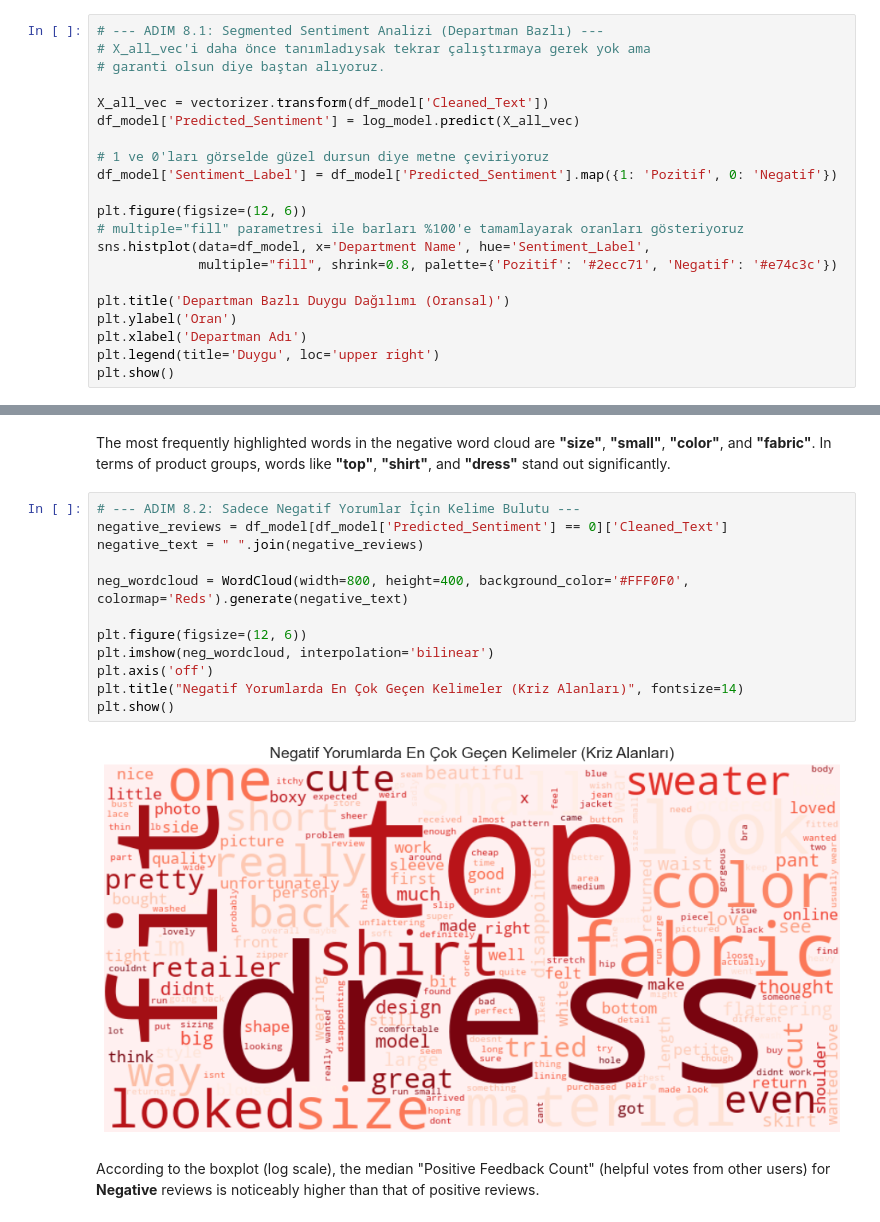
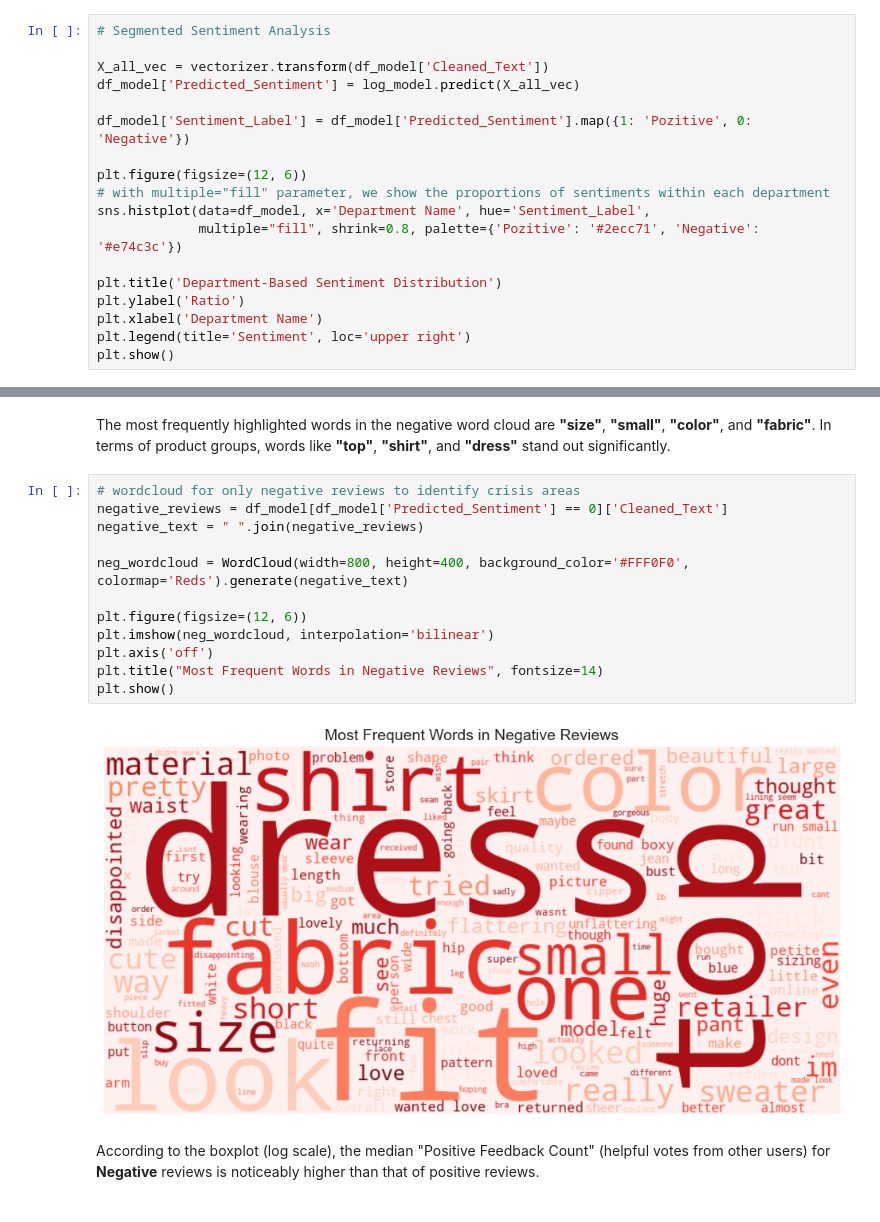
Before and after one commit to nuhmetehan/e-commerce-sentiment-analysis, a Jupyter notebook: notebook/project_main.ipynb, the cells around one changed output, grey strips where cells are left out. Cells and saved outputs as stored; diff of their text form.

```diff
--- a/notebook/project_main.ipynb
+++ b/notebook/project_main.ipynb
@@ -355,24 +347,21 @@ Extra Visualizations
 # %% [markdown]
 The **"Trend"** department has by far the highest negative review ratio (approximately 30-35%). While other departments maintain a more stable customer satisfaction rate (around the 15-20% band), there is a issue within the Trend department.
 # %%
-# --- ADIM 8.1: Segmented Sentiment Analizi (Departman Bazlı) ---
-# X_all_vec'i daha önce tanımladıysak tekrar çalıştırmaya gerek yok ama
-# garanti olsun diye baştan alıyoruz.
+# Segmented Sentiment Analysis
 
 X_all_vec = vectorizer.transform(df_model['Cleaned_Text'])
 df_model['Predicted_Sentiment'] = log_model.predict(X_all_vec)
 
-# 1 ve 0'ları görselde güzel dursun diye metne çeviriyoruz
-df_model['Sentiment_Label'] = df_model['Predicted_Sentiment'].map({1: 'Pozitif', 0: 'Negatif'})
+df_model['Sentiment_Label'] = df_model['Predicted_Sentiment'].map({1: 'Pozitive', 0: 'Negative'})
 
 plt.figure(figsize=(12, 6))
-# multiple="fill" parametresi ile barları %100'e tamamlayarak oranları gösteriyoruz
+# with multiple="fill" parameter, we show the proportions of sentiments within each department
 sns.histplot(data=df_model, x='Department Name', hue='Sentiment_Label',
-             multiple="fill", shrink=0.8, palette={'Pozitif': '#2ecc71', 'Negatif': '#e74c3c'})
+             multiple="fill", shrink=0.8, palette={'Pozitive': '#2ecc71', 'Negative': '#e74c3c'})
 
-plt.title('Departman Bazlı Duygu Dağılımı (Oransal)')
-plt.ylabel('Oran')
-plt.xlabel('Departman Adı')
-plt.legend(title='Duygu', loc='upper right')
+plt.title('Department-Based Sentiment Distribution')
+plt.ylabel('Ratio')
+plt.xlabel('Department Name')
+plt.legend(title='Sentiment', loc='upper right')
 plt.show()
 # %% [output]
@@ -380,19 +369,19 @@ plt.show()
 # %% [markdown]
 The most frequently highlighted words in the negative word cloud are **"size"**, **"small"**, **"color"**, and **"fabric"**. In terms of product groups, words like **"top"**, **"shirt"**, and **"dress"** stand out significantly.
 # %%
-# --- ADIM 8.2: Sadece Negatif Yorumlar İçin Kelime Bulutu ---
+# wordcloud for only negative reviews to identify crisis areas
 negative_reviews = df_model[df_model['Predicted_Sentiment'] == 0]['Cleaned_Text']
 negative_text = " ".join(negative_reviews)
 
 neg_wordcloud = WordCloud(width=800, height=400, background_color='#FFF0F0', colormap='Reds').generate(negative_text)
 
 plt.figure(figsize=(12, 6))
 plt.imshow(neg_wordcloud, interpolation='bilinear')
 plt.axis('off')
-plt.title("Negatif Yorumlarda En Çok Geçen Kelimeler (Kriz Alanları)", fontsize=14)
+plt.title("Most Frequent Words in Negative Reviews", fontsize=14)
 plt.show()
 # %% [output]
-[figure, old version]
+[figure, new version]
 # %% [markdown]
 According to the boxplot (log scale), the median "Positive Feedback Count" (helpful votes from other users) for **Negative** reviews is noticeably higher than that of positive reviews.
 # %%
```
Also changed, not shown: parts of 17 cells of this notebook, 2 other files.
